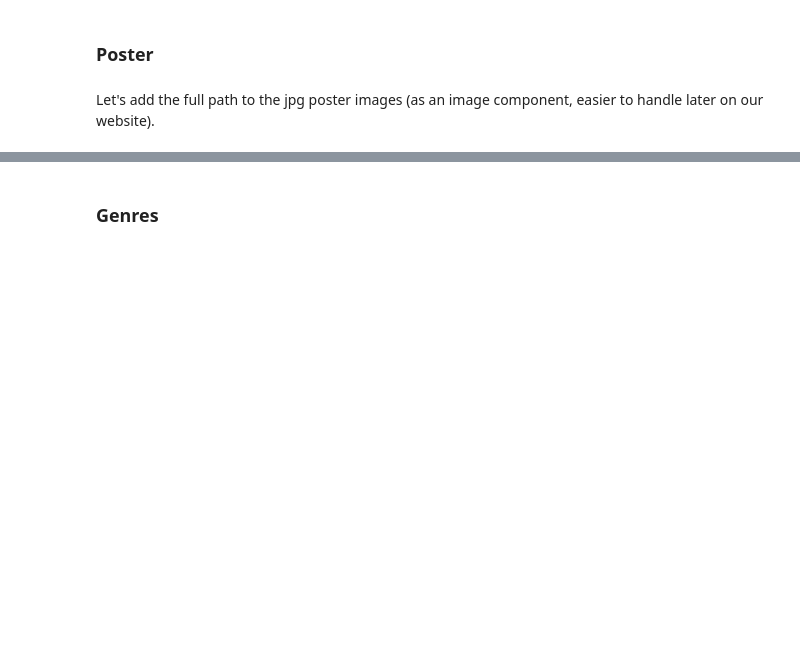
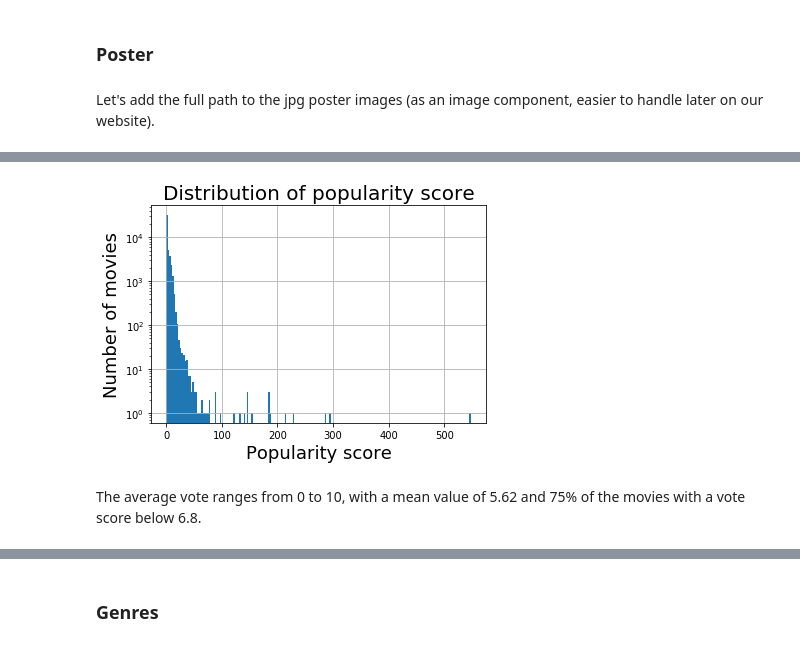
Before and after one commit to com-480-data-visualization/com-480-project-pasdenom, a Jupyter notebook: data_processing.ipynb, the cells around one changed output, grey strips where cells are left out. Drawn from its saved outputs; the diff is of its cells as text; code cells hidden in the pictures; blank space fills up the shorter version.

```diff
--- a/data_processing.ipynb
+++ b/data_processing.ipynb
@@ -145,0 +217,15 @@ metadata['poster_path'] = "<img src='" + base_poster_url + metadata['poster_path
+# %%
+def extract_spoken_lang(lang_list):
+    try:
+        lang_list = lang_list.split('},')
+    except:
+        return np.nan
+    list = []
+    for lang in lang_list:
+        try:
+            list.append(str(lang.split(',')[0].split(': ')[1][1:3]))
+        except:
+            list.append(np.nan)
+    return list
+# %%
+metadata['spoken_languages'] = metadata['spoken_languages'].map(lambda x: extract_spoken_lang(x))
@@ -145,0 +251,10 @@ metadata['poster_path'] = "<img src='" + base_poster_url + metadata['poster_path
+# %%
+def clean_numeric(x):
+    try:
+        return float(x)
+    except:
+        return np.nan
+# %%
+metadata['popularity'] = metadata['popularity'].apply(clean_numeric).astype('float')
+metadata['vote_count'] = metadata['vote_count'].apply(clean_numeric).astype('float')
+metadata['vote_average'] = metadata['vote_average'].apply(clean_numeric).astype('float')
@@ -145,0 +275,11 @@ metadata['poster_path'] = "<img src='" + base_poster_url + metadata['poster_path
+# %%
+metadata['popularity'].hist(bins = 200)
+plt.title('Distribution of popularity score', fontsize = 20)
+plt.xlabel('Popularity score', fontsize = 18)
+plt.ylabel('Number of movies', fontsize = 18)
+plt.yscale('log') #A log scale is used to properly show the data since it is heavily skewed towards low popularity scores.
+plt.show()
+# %% [output]
+[figure, added]
+# %% [markdown]
+The average vote ranges from 0 to 10, with a mean value of 5.62 and 75% of the movies with a vote score below 6.8.
```
Also changed, not shown: parts of 66 cells of this notebook.
